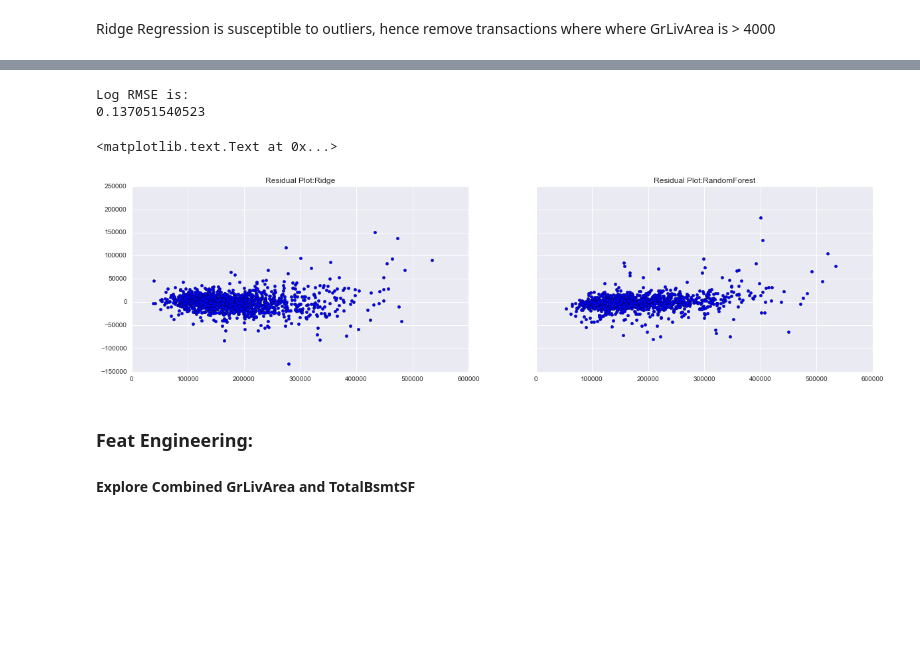
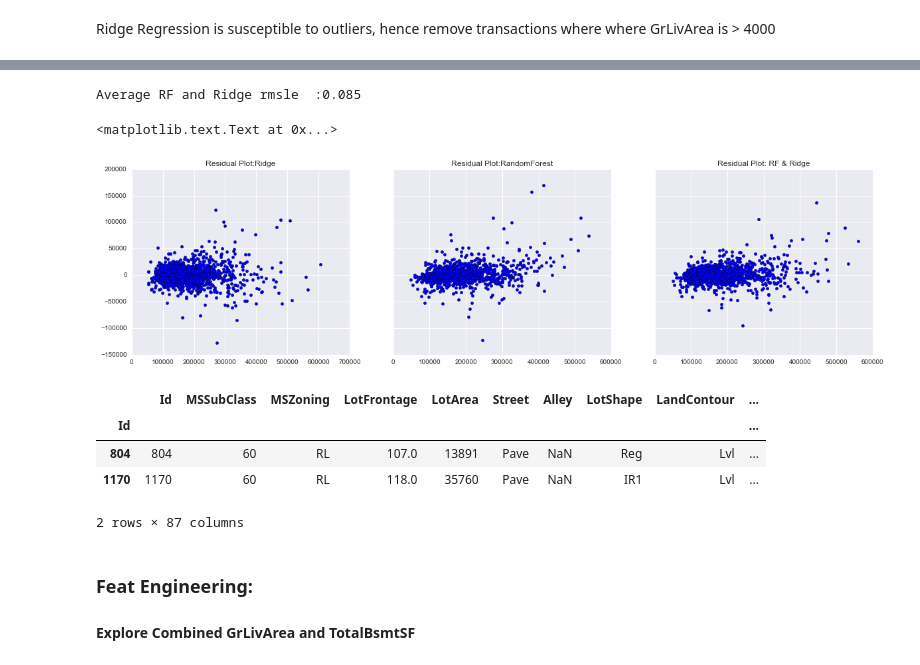
Before and after one commit to anamala/Kaggle, a Jupyter notebook: HousePrices.ipynb, the cells around one changed output, grey strips where cells are left out. Saved outputs shown, nothing was run; the diff lists cells and outputs as text; code cells hidden in the pictures; blank space fills up the shorter version.

Commit message:
version3
RF + Ridge regression stacked

```diff
--- a/HousePrices.ipynb
+++ b/HousePrices.ipynb
@@ -560,4 +564,6 @@ ridge_clf = ridge_clf.fit(X_train,y_train)
 # %%
+ridge_rgr = Ridge(alpha=best_alpha,random_state=1985)
+ridge_rgr = ridge_rgr.fit(xtrain,ytrain)
 # Get the coefficients
-ridge_coeff = pd.DataFrame(zip(X_train.columns,ridge_clf.coef_),columns=['variable',
+ridge_coeff = pd.DataFrame(zip(xtrain.columns,ridge_rgr.coef_),columns=['variable',
                                                                          'coeff']).sort_values('coeff',ascending=False)
@@ -587,29 +588,41 @@ rf_predict = rf_clf.predict(trainx.drop('SalePrice',axis=1))
-# %%
-print "Log RMSE is:"
-print mean_squared_error(np.log(y_test),np.log(ridge_predict))**0.5
-# %% [output]
-Log RMSE is:
-0.137051540523
 # %%
 # get the prediction of the complete data set
-ridge_predict = ridge_clf.predict(trainx.drop('SalePrice',axis=1))
-rf_predict = rf_clf.predict(trainx.drop('SalePrice',axis=1))
+ridge_predict = ridge_rgr.predict(trainx.drop('SalePrice',axis=1))
+rf_predict = rf_rgr.predict(trainx.drop('SalePrice',axis=1))
 # %%
 temp_check = train_df_filt.copy()
-temp_check['ridge_pred'] = ridge_predict
-temp_check['rf_pred'] = rf_predict
+temp_check['ridge_pred'] = np.exp(ridge_predict)
+temp_check['rf_pred'] = np.exp(rf_predict)
 # %%
 temp_check['ridge_residual'] = temp_check.SalePrice - temp_check.ridge_pred
 temp_check['rf_residual'] = temp_check.SalePrice - temp_check.rf_pred
+# %%
+temp_check['rf_ridge_pred'] = (temp_check.ridge_pred + temp_check.rf_pred)/2
+temp_check['rf_ridge_residual'] = (temp_check.SalePrice - temp_check.rf_ridge_pred)
+
+print "Average RF and Ridge rmsle  :%0.3f" %(mean_squared_error(np.log(temp_check.SalePrice),
+                                                                np.log(temp_check.rf_ridge_pred))**0.5)
+# %% [output]
+Average RF and Ridge rmsle  :0.085
 # %%
-y,axes = plt.subplots(1,2,sharey=True,figsize=(20,5))
+y,axes = plt.subplots(1,3,sharey=True,figsize=(20,5))
 axes[0].scatter(temp_check.ridge_pred,temp_check.ridge_residual)
 axes[0].set_title("Residual Plot:Ridge")
 axes[1].scatter(temp_check.rf_pred,temp_check.rf_residual)
 axes[1].set_title("Residual Plot:RandomForest")
+axes[2].scatter(temp_check.rf_ridge_pred,temp_check.rf_ridge_residual)
+axes[2].set_title("Residual Plot: RF & Ridge")
 # %% [output]
 <matplotlib.text.Text at 0x...>
-[figure, old version]
+[figure, new version]
+# %%
+temp_check[(temp_check.rf_pred > 400000) & (temp_check.rf_residual.abs() > 100000)]
+# %% [output]
+|  | Id | MSSubClass | MSZoning | LotFrontage | LotArea | Street | Alley | LotShape | LandContour | ... |
+| Id |  |  |  |  |  |  |  |  |  | ... |
+| 804 | 804 | 60 | RL | 107.0 | 13891 | Pave | NaN | Reg | Lvl | ... |
+| 1170 | 1170 | 60 | RL | 118.0 | 35760 | Pave | NaN | IR1 | Lvl | ... |
+2 rows × 87 columns
 # %% [markdown]
 ### Feat Engineering:
 #### Explore Combined GrLivArea and TotalBsmtSF
```
Also changed, not shown: parts of 97 cells of this notebook.
